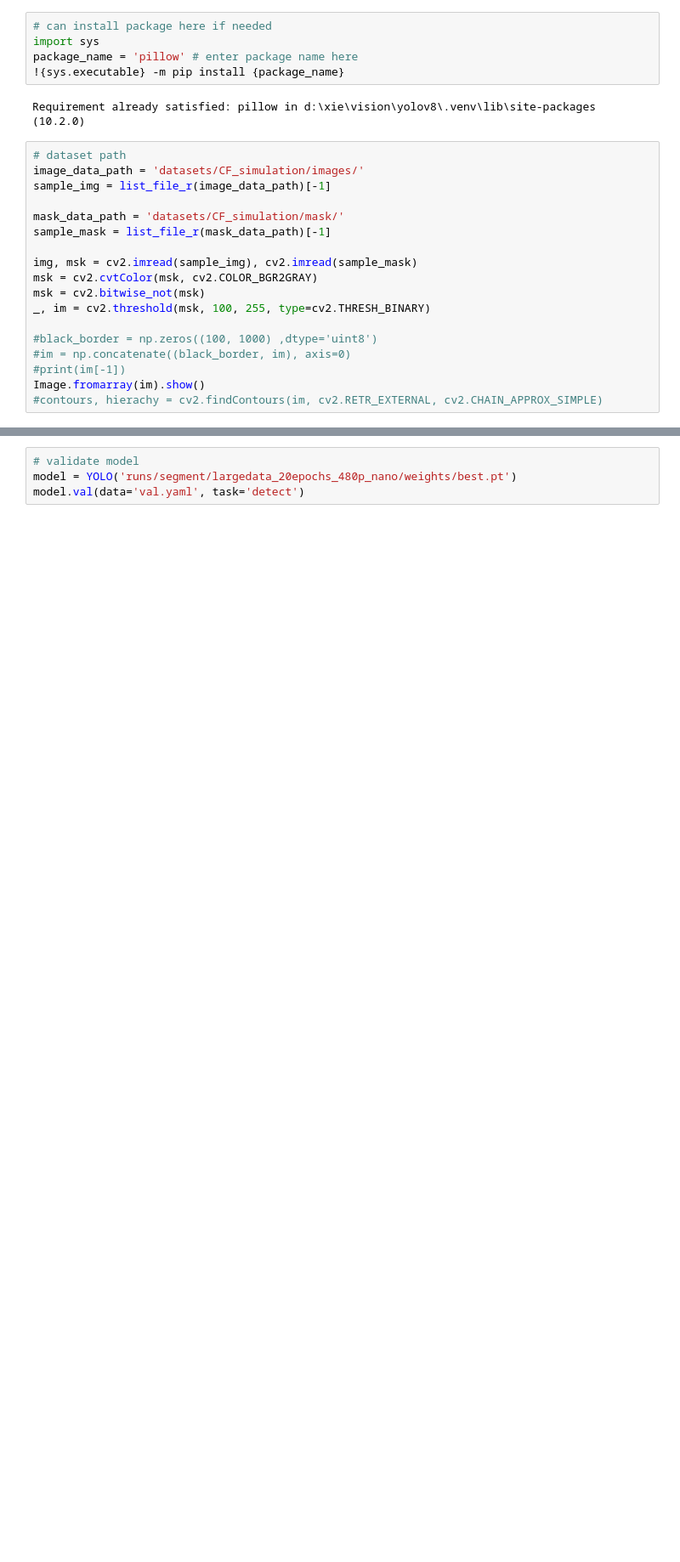
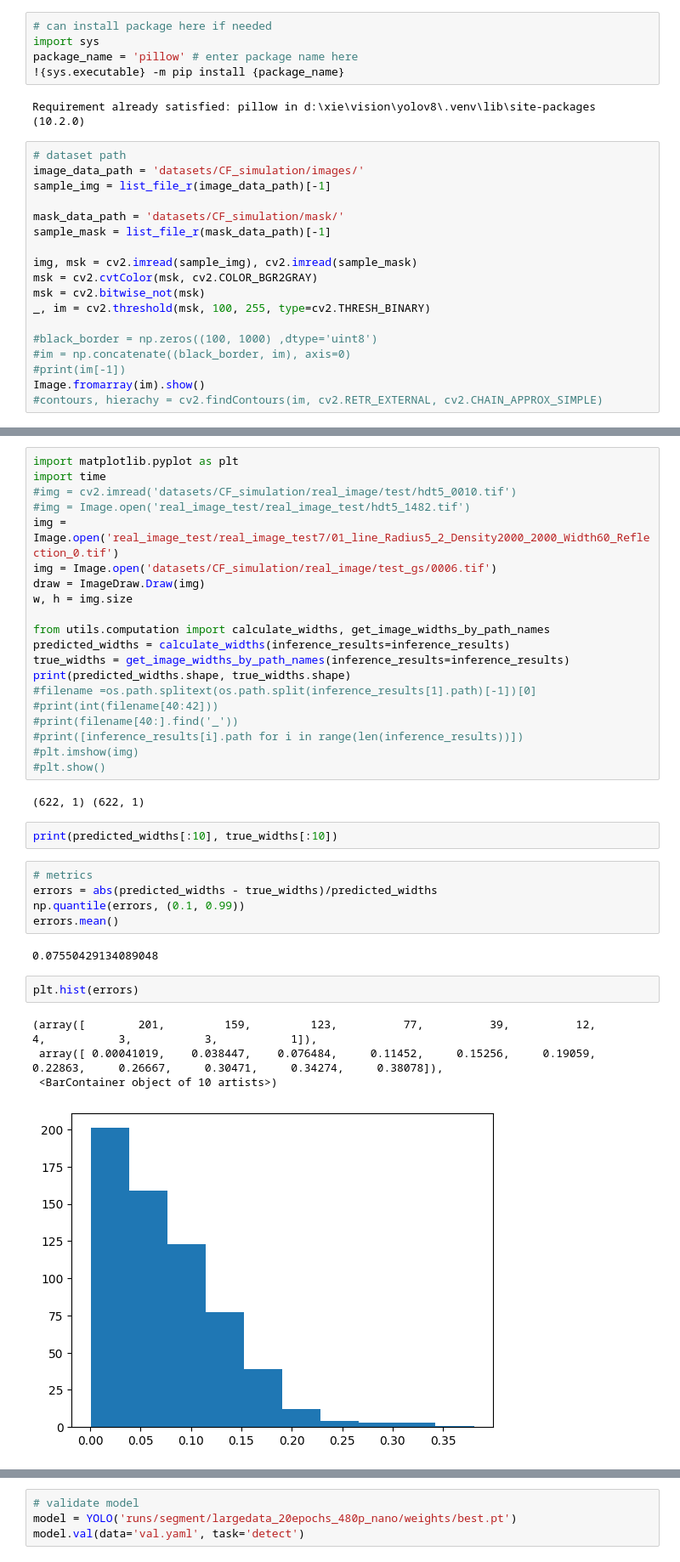
Before and after one commit to straybird16/MCP_YOLO, a Jupyter notebook: test.ipynb, the cells around one changed output, grey strips where cells are left out. Shown at 85% size. Saved outputs shown, nothing was run; the diff lists cells and outputs as text; blank space fills up the shorter version.

```diff
--- a/test.ipynb
+++ b/test.ipynb
@@ -209,0 +276,38 @@ optimizer: AdamW(lr=0.002, momentum=0.9) with parameter groups 86 weight(decay=0
+# %%
+import matplotlib.pyplot as plt
+import time
+#img = cv2.imread('datasets/CF_simulation/real_image/test/hdt5_0010.tif')
+#img = Image.open('real_image_test/real_image_test/hdt5_1482.tif')
+img = Image.open('real_image_test/real_image_test7/01_line_Radius5_2_Density2000_2000_Width60_Reflection_0.tif')
+img = Image.open('datasets/CF_simulation/real_image/test_gs/0006.tif')
+draw = ImageDraw.Draw(img)
+w, h = img.size
+
+from utils.computation import calculate_widths, get_image_widths_by_path_names
+predicted_widths = calculate_widths(inference_results=inference_results)
+true_widths = get_image_widths_by_path_names(inference_results=inference_results)
+print(predicted_widths.shape, true_widths.shape)
+#filename =os.path.splitext(os.path.split(inference_results[1].path)[-1])[0]
+#print(int(filename[40:42]))
+#print(filename[40:].find('_'))
+#print([inference_results[i].path for i in range(len(inference_results))])
+#plt.imshow(img)
+#plt.show()
+# %% [output]
+(622, 1) (622, 1)
+# %%
+print(predicted_widths[:10], true_widths[:10])
+# %%
+# metrics
+errors = abs(predicted_widths - true_widths)/predicted_widths
+np.quantile(errors, (0.1, 0.99))
+errors.mean()
+# %% [output]
+0.07550429134089048
+# %%
+plt.hist(errors)
+# %% [output]
+(array([        201,         159,         123,          77,          39,          12,           4,           3,           3,           1]),
+ array([ 0.00041019,    0.038447,    0.076484,     0.11452,     0.15256,     0.19059,     0.22863,     0.26667,     0.30471,     0.34274,     0.38078]),
+ <BarContainer object of 10 artists>)
+[figure, added]
```
Also changed, not shown: parts of 18 cells of this notebook, 4 other files.
